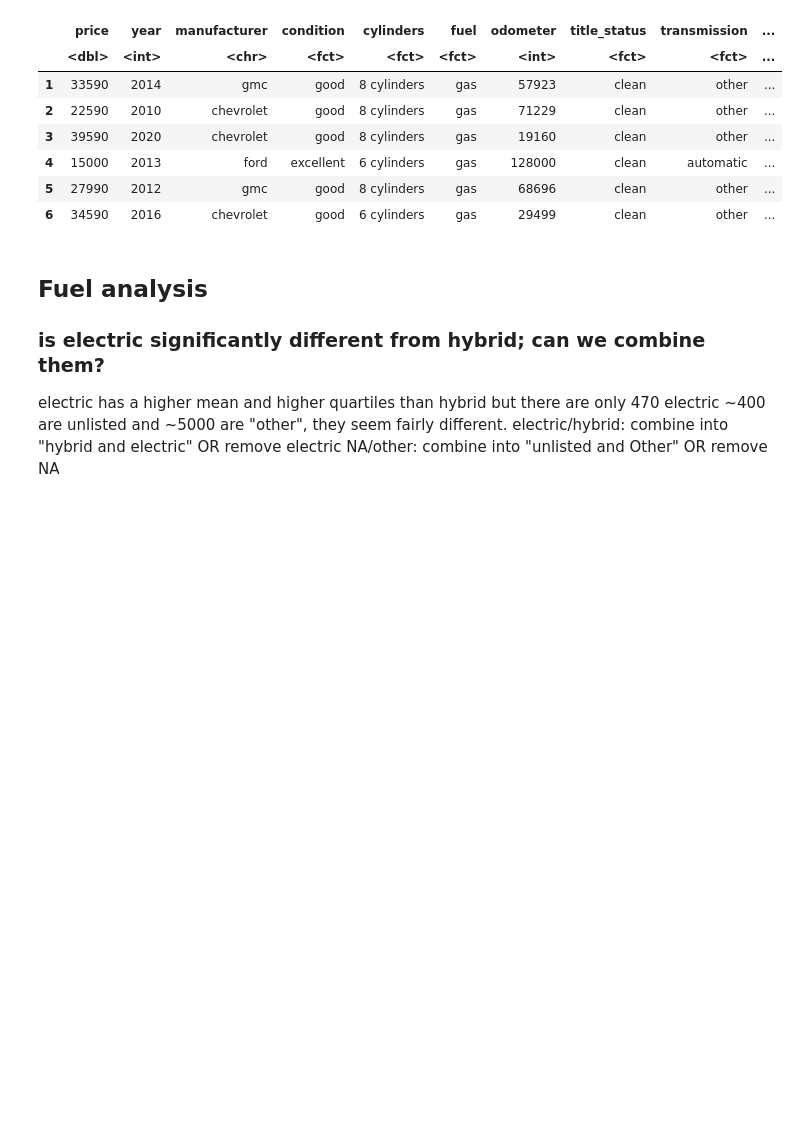
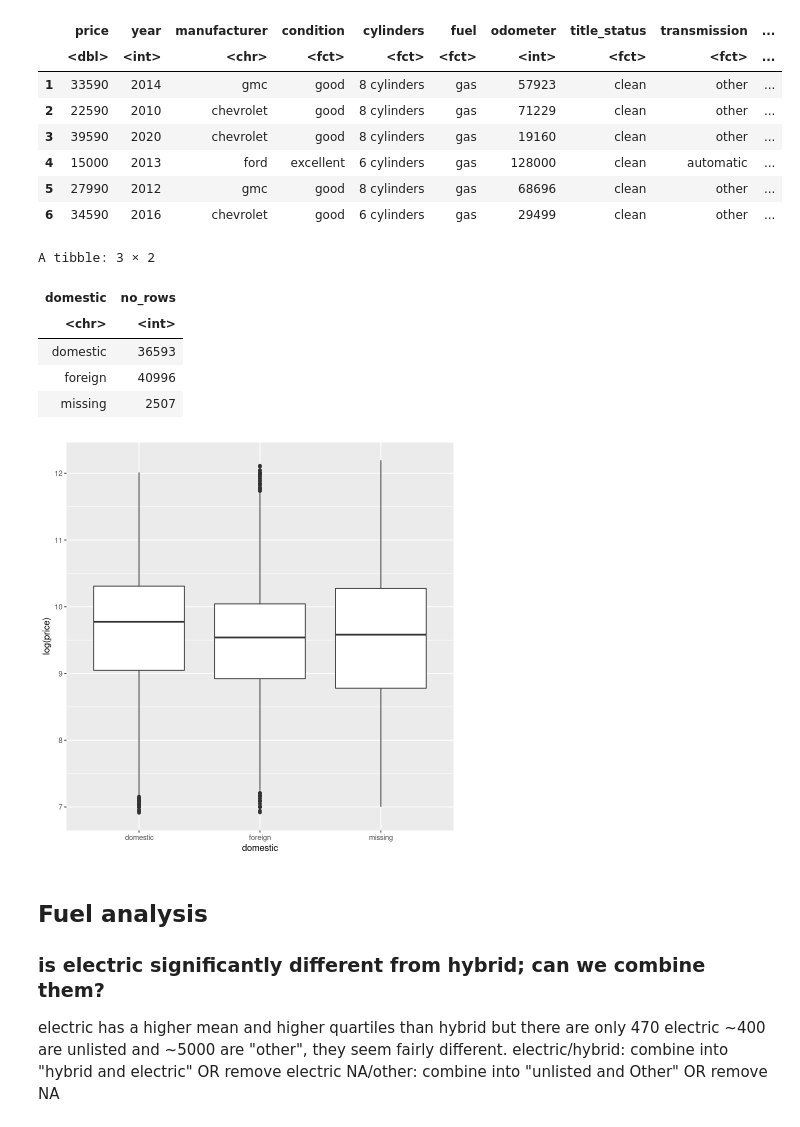
Before and after one commit to SorenRajani/STAT_447B_Project, a Jupyter notebook: 03a-EDA.ipynb, the cells around one changed output. Drawn from its saved outputs; the diff is of its cells as text; code cells hidden in the pictures; blank space fills up the shorter version.

Commit message:
Domestic Variable
...basically worthless. Also added Shub's Wrangling Function to functions

```diff
--- a/03a-EDA.ipynb
+++ b/03a-EDA.ipynb
@@ -165,6 +165,19 @@ A data.frame: 6 × 15
 | 4 | 15000 | 2013 | ford | excellent | 6 cylinders | gas | 128000 | clean | automatic | ... |
 | 5 | 27990 | 2012 | gmc | good | 8 cylinders | gas | 68696 | clean | other | ... |
 | 6 | 34590 | 2016 | chevrolet | good | 6 cylinders | gas | 29499 | clean | other | ... |
+# %%
+dom = sapply(new_data$countryOrign, function(i) is_domestic(i))
+new_data = new_data %>% mutate(domestic = dom)
+new_data %>% group_by(domestic) %>% summarise(no_rows = length(domestic))
+ggplot(aes(x = domestic, y = log(price)), data = new_data)+geom_boxplot()
+# %% [output]
+A tibble: 3 × 2
+| domestic | no_rows |
+| <chr> | <int> |
+| domestic | 36593 |
+| foreign | 40996 |
+| missing | 2507 |
+[figure, added]
 # %% [markdown]
 ## Fuel analysis
 ### is electric significantly different from hybrid; can we combine them?
```
Also changed, not shown: parts of 1 cell of this notebook, 1 other file.
